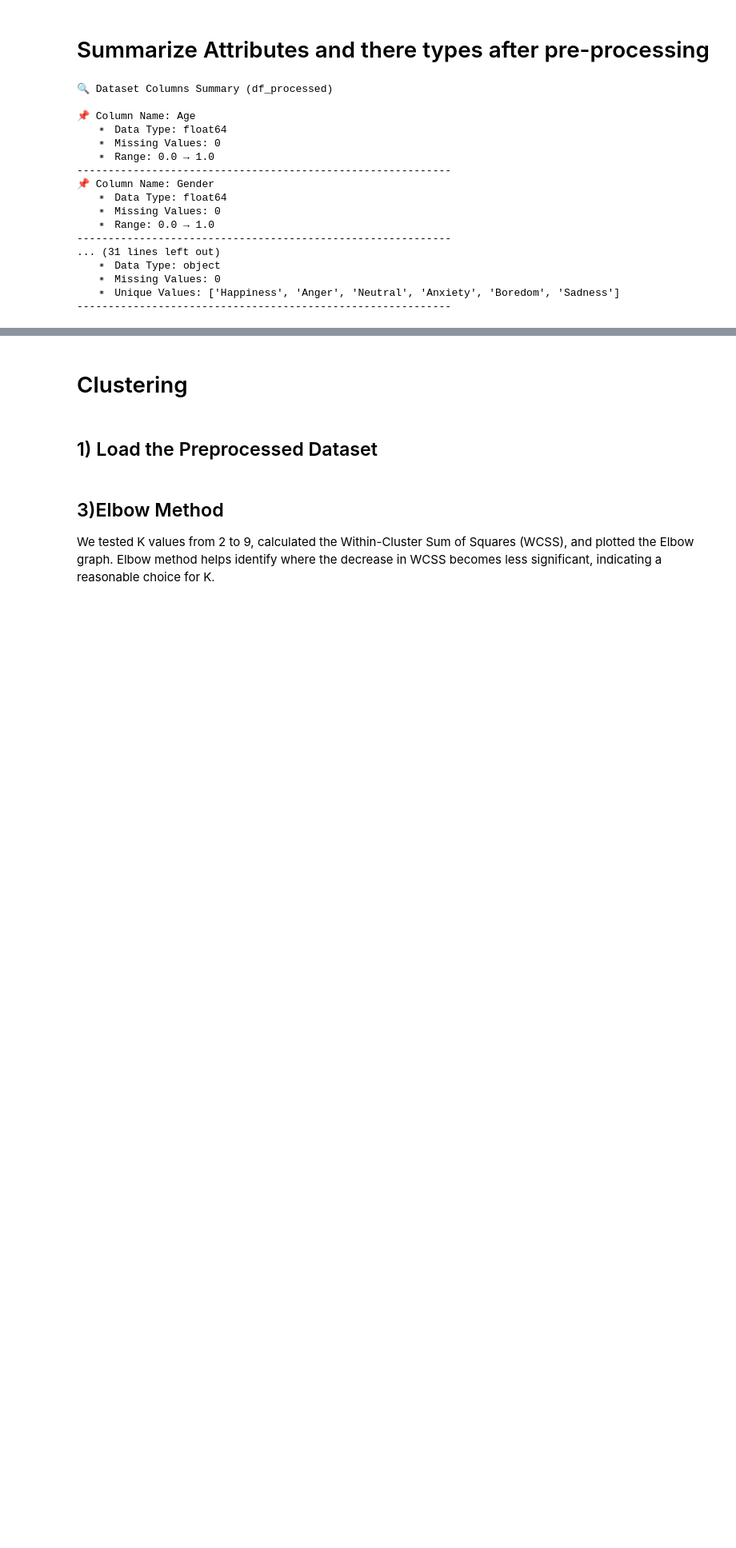
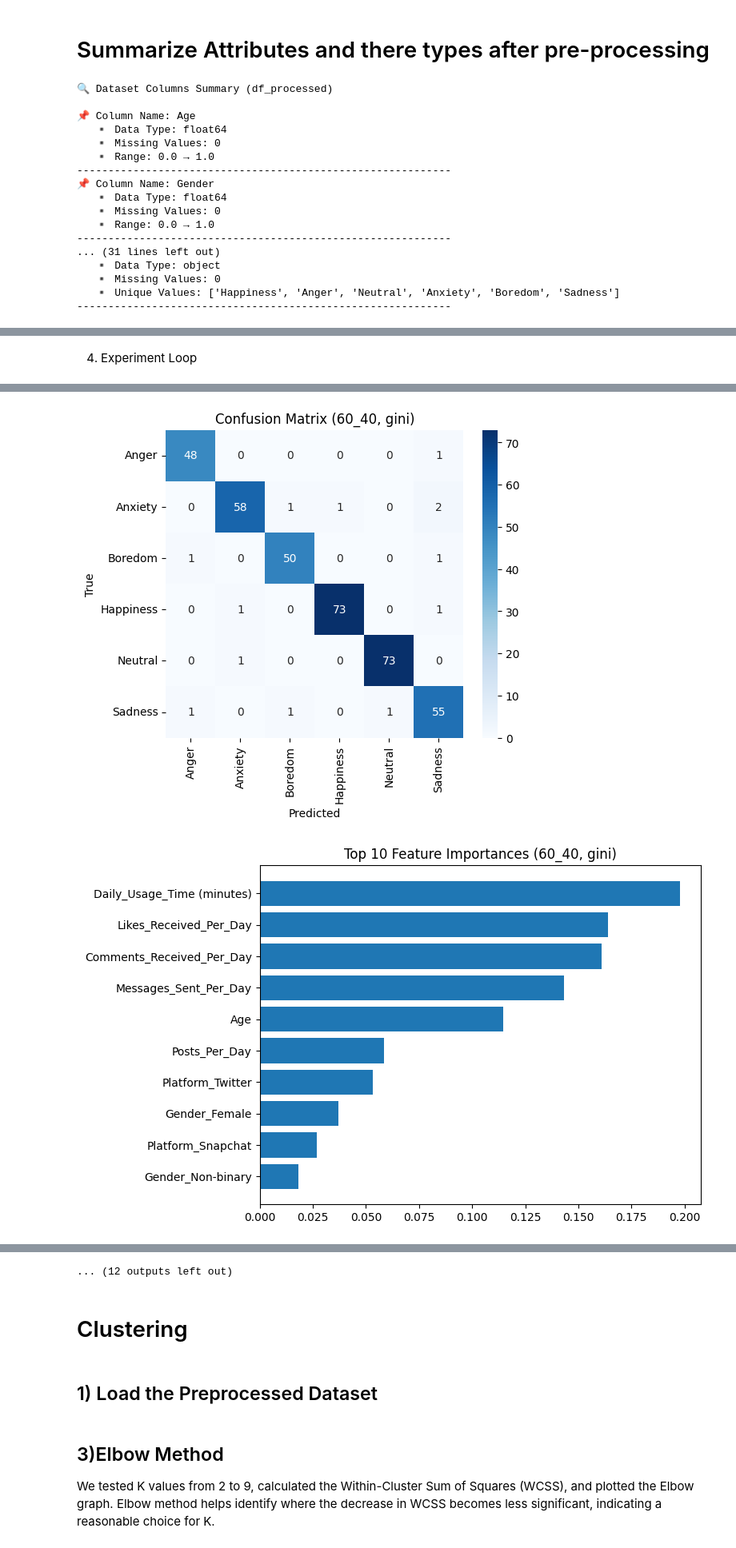
Before and after one commit to WajdAlsuhaymi/IT326-DataMining-Group2, a Jupyter notebook: Reports/Phase3.ipynb, the cells around one changed output, grey strips where cells are left out. Shown at 80% size. Cells and saved outputs as stored; diff of their text form; code cells hidden in the pictures; blank space fills up the shorter version.

```diff
--- a/Reports/Phase3.ipynb
+++ b/Reports/Phase3.ipynb
@@ -462,0 +467,8 @@ for col in df_processed.columns:
+# %%
+import pandas as pd
+import numpy as np
+import matplotlib.pyplot as plt
+import seaborn as sns
+df = pd.read_csv('Preprocessed_dataset.csv')
+print("Dataset shape:", df.shape)
+df.head()
@@ -462,0 +505,68 @@ for col in df_processed.columns:
+# %%
+from sklearn.model_selection import train_test_split
+from sklearn.tree import DecisionTreeClassifier, plot_tree
+from sklearn.metrics import classification_report, confusion_matrix, accuracy_score
+splits = {
+"60_40": 0.40,
+"70_30": 0.30,
+"80_20": 0.20
+}
+criteria = ["gini", "entropy"]
+# %% [markdown]
+4. Experiment Loop
+# %%
+for split_name, test_size in splits.items():
+    for crit in criteria:
+        print("\n=====================================")
+        print(f"Split: {split_name} | Criterion: {crit}")
+        print("=====================================\n")
+        # Train-test split
+        X_train, X_test, y_train, y_test = train_test_split(
+            X, y_encoded, test_size=test_size, random_state=42, stratify=y_encoded
+        )
+        # Model
+        model = DecisionTreeClassifier(criterion=crit, random_state=42)
+        model.fit(X_train, y_train)
+        # Prediction
+        y_pred = model.predict(X_test)
+        # Accuracy
+        acc = accuracy_score(y_test, y_pred)
+        print(f"Accuracy: {acc:.4f}")
+        # Classification Report
+        print("\nClassification Report:")
+        print(classification_report(y_test, y_pred, target_names=le.classes_))
+        # ------------------------------
+        # Confusion Matrix
+        # ------------------------------
+        cm = confusion_matrix(y_test, y_pred)
+        plt.figure(figsize=(6,5))
+        sns.heatmap(cm, annot=True, fmt='d', cmap='Blues',
+            xticklabels=le.classes_, yticklabels=le.classes_)
+        plt.title(f"Confusion Matrix ({split_name}, {crit})")
+        plt.xlabel("Predicted")
+        plt.ylabel("True")
+        plt.show()
+        # ------------------------------
+        # Feature Importances
+        # ------------------------------
+        importances = model.feature_importances_
+        idx = np.argsort(importances)[-10:] # top 10 features
+        plt.figure(figsize=(8,5))
+        plt.barh(np.array(X.columns)[idx], importances[idx])
+        plt.title(f"Top 10 Feature Importances ({split_name}, {crit})")
+        plt.tight_layout()
+        plt.show()
+        # ------------------------------
+        # Decision Tree Visualization
+        # ------------------------------
+        plt.figure(figsize=(18,8))
+        plot_tree(
+            model,
+            feature_names=X.columns,
+            class_names=le.classes_,
+            filled=True,
+            max_depth=3
+        )
+        plt.title(f"Decision Tree (Depth ≤ 3) — {split_name}, {crit}")
+        plt.show()
+# %% [output]
@@ -462,0 +592,2 @@ for col in df_processed.columns:
+[figure, added]
+[figure, added]
@@ -463,3 +639,4 @@ for col in df_processed.columns:
+... (12 outputs left out)
 # %% [markdown]
 # Clustering
 # %% [markdown]
```
Also changed, not shown: parts of 8 cells of this notebook.
